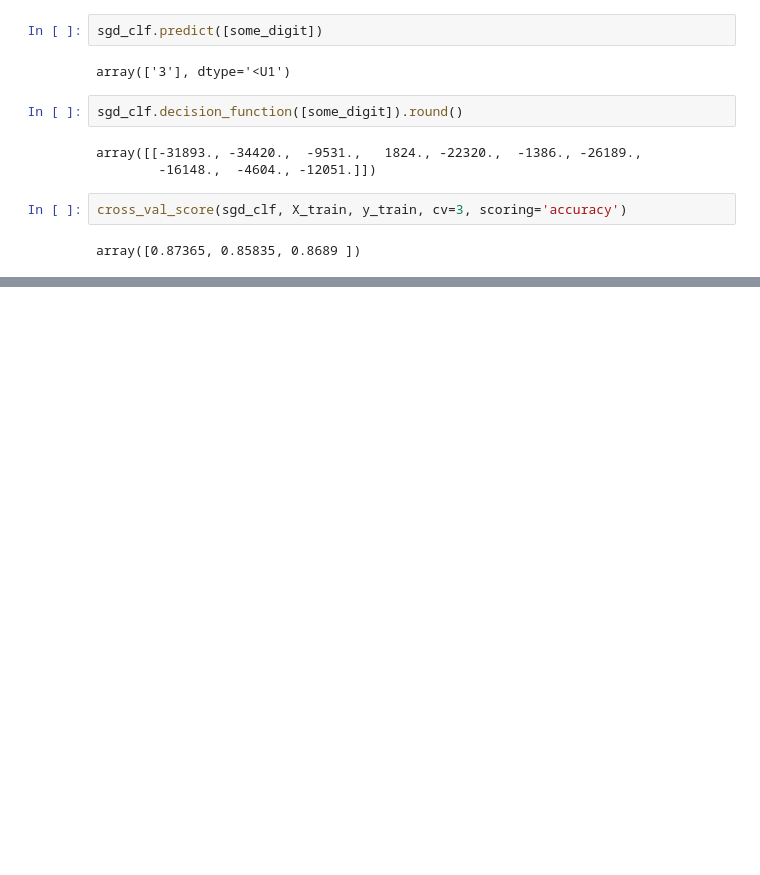
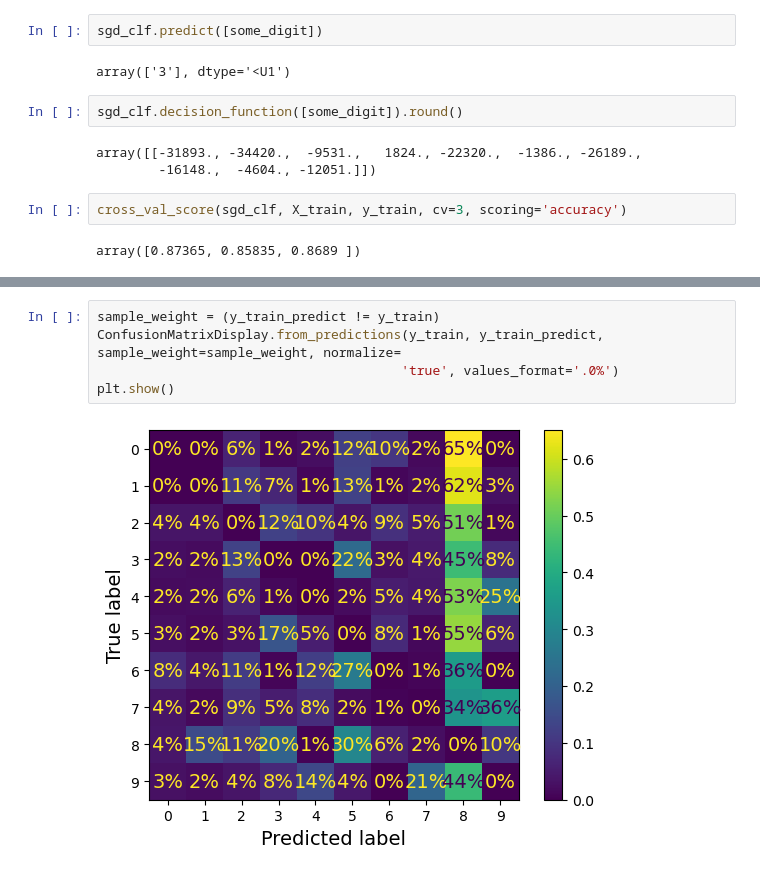
Before and after one commit to HamSandwichWithHam/Machine-Learning-Textbook, a Jupyter notebook: Chapter 3 typing myself.ipynb, the cells around one changed output, grey strips where cells are left out. Saved outputs shown, nothing was run; the diff lists cells and outputs as text; blank space fills up the shorter version.

```diff
--- a/Chapter 3 typing myself.ipynb
+++ b/Chapter 3 typing myself.ipynb
@@ -413,0 +432,7 @@ cross_val_score(sgd_clf, X_train_scaled, y_train, cv=3, scoring='accuracy')
+# %%
+sample_weight = (y_train_predict != y_train)
+ConfusionMatrixDisplay.from_predictions(y_train, y_train_predict, sample_weight=sample_weight, normalize=
+                                       'true', values_format='.0%')
+plt.show()
+# %% [output]
+[figure, added]
```
Also changed, not shown: parts of 7 cells of this notebook.
